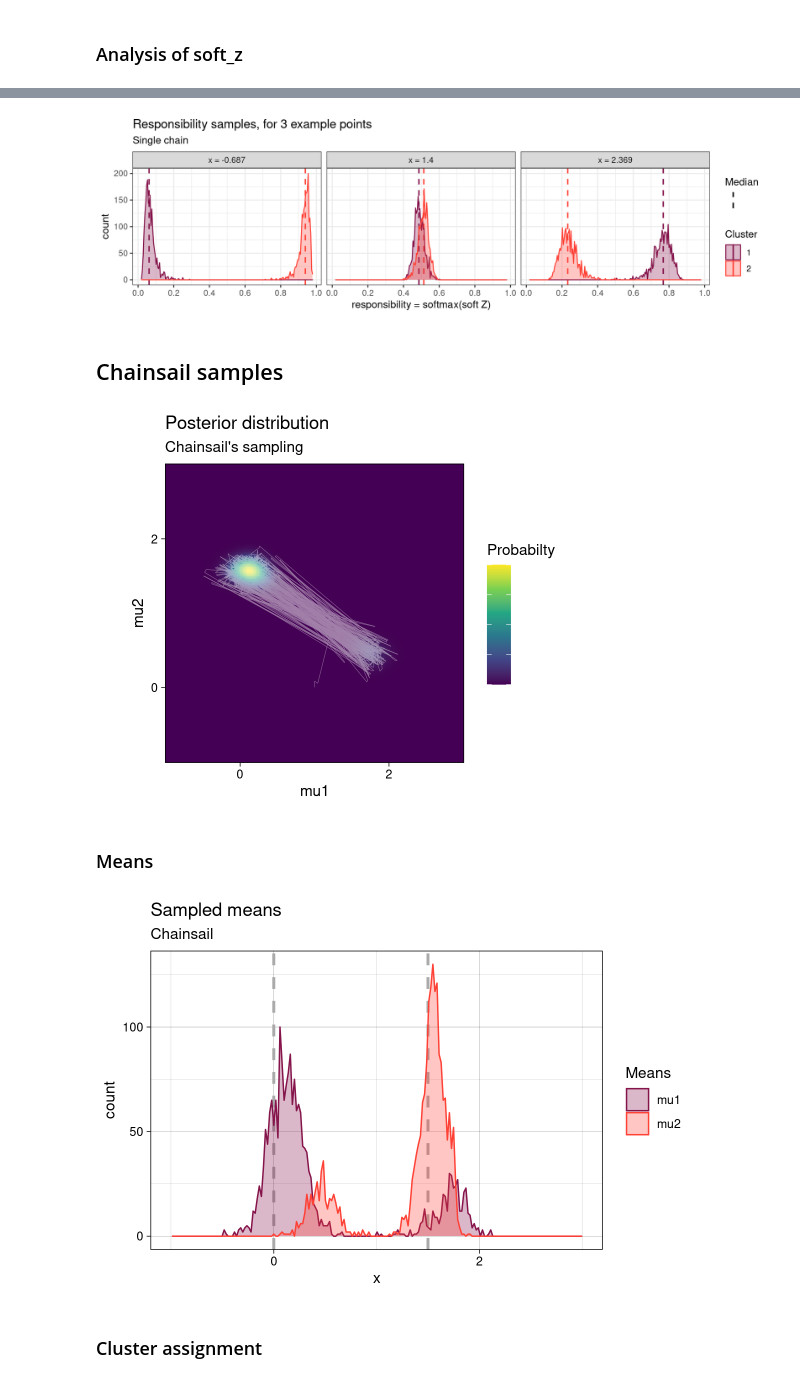
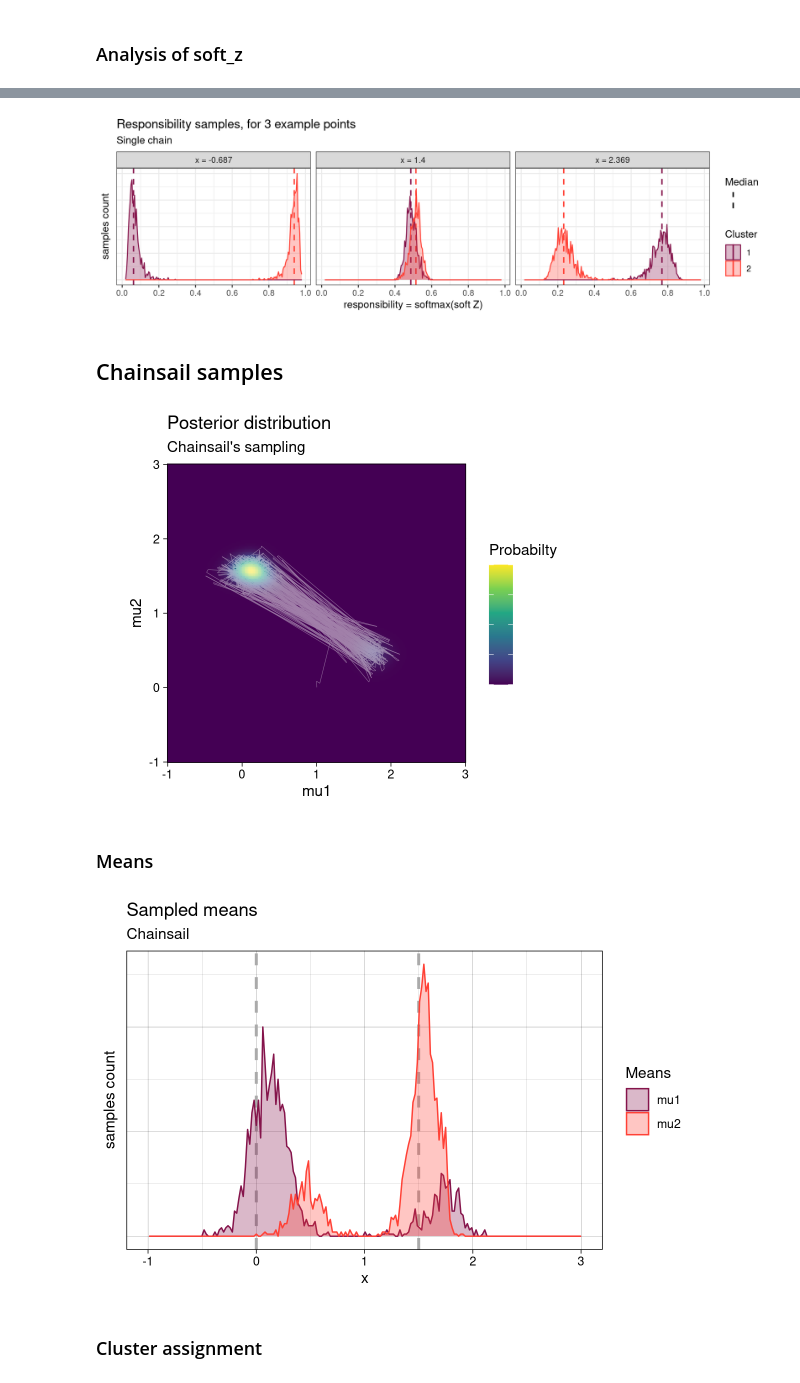
Before and after one commit to tweag/chainsail-resources, a Jupyter notebook: examples/soft-kmeans/soft-kmeans.ipynb, the cells around one changed output, grey strips where cells are left out. Cells and saved outputs as stored; diff of their text form; code cells hidden in the pictures.

Commit message:
Remove y axis values for histograms

```diff
--- a/examples/soft-kmeans/soft-kmeans.ipynb
+++ b/examples/soft-kmeans/soft-kmeans.ipynb
@@ -339,12 +353,19 @@ labs(
     fill = "Cluster",
     color = "Cluster",
     x = "responsibility = softmax(soft Z)",
+    y = "samples count",
     linetype = "Median"
 ) +
-theme_bw()
+theme_bw() +
+theme(
+    axis.text.y = element_blank(),
+    axis.ticks.y = element_blank(),
+#     panel.grid.minor.y = element_blank(),
+#     panel.grid.major.y = element_blank(),
+)
 # ggsave("images/soft-z_samples_sc2.png", width=10, height=3)
 # %% [output]
-[figure, old version]
+[figure, new version]
 # %% [markdown]
 ## Chainsail samples
 # %%
@@ -369,15 +390,15 @@ labs(
     subtitle = "Chainsail's sampling",
     fill = "Probabilty"
 ) +
-scale_x_continuous(breaks = seq(-100, 100, by=2), expand=c(0,0)) +
-scale_y_continuous(breaks = seq(-100, 100, by=2), expand=c(0,0)) +
+scale_x_continuous(breaks = seq(-100, 100, by=1), expand=c(0,0)) +
+scale_y_continuous(breaks = seq(-100, 100, by=1), expand=c(0,0)) +
 scale_fill_viridis_c(option = "viridis", trans="identity", oob = scales::squish_infinite) +
 coord_fixed() +
 theme_linedraw() +
 theme(legend.text=element_blank())
 # ggsave("images/sampling_chainsail_initstate-1-0.png", width=5, height=4)
 # %% [output]
-[figure, old version]
+[figure, new version]
 # %% [markdown]
 ### Means
 # %%
@@ -388,30 +409,37 @@ gather() -> data_samples_chainsail_
 # %%
 # Plot data points & samples
 options(repr.plot.width=6, repr.plot.height=4, repr.plot.res=200)
 ggplot(data_samples_chainsail_) +
 geom_vline(
     data=tibble(x=c(mu1, mu2)),
     aes(xintercept=x),
     size=1, color="#AAAAAA", linetype=2
 ) +
 geom_area(
     data = data_samples_chainsail_,
     aes(value, y=..count.., fill=key, color=key), stat="bin", bins=200, alpha=0.3, position="identity"
 ) +
 scale_fill_manual(values=c("#85144b", "#FF4136")) +
 scale_color_manual(values=c("#85144b", "#FF4136")) +
 labs(
     title = "Sampled means",
     subtitle = "Chainsail",
     fill = "Means",
     color = "Means",
-    x = "x"
+    x = "x",
+    y = "samples count"
 ) +
-scale_x_continuous(breaks = seq(-100, 100, by=2), limits=c(-1, 3)) +
-theme_linedraw()
+scale_x_continuous(breaks = seq(-100, 100, by=1), limits=c(-1, 3)) +
+theme_linedraw() +
+theme(
+    axis.text.y = element_blank(),
+    axis.ticks.y = element_blank(),
+#     panel.grid.minor.y = element_blank(),
+#     panel.grid.major.y = element_blank(),
+)
 # ggsave("images/samples_means_chainsail_initstate-1-0.png", width=6, height=4)
 # %% [output]
-[figure, old version]
+[figure, new version]
 # %% [markdown]
 ### Cluster assignment
 # %%
```
Also changed, not shown: parts of 8 cells of this notebook, 11 other files.
